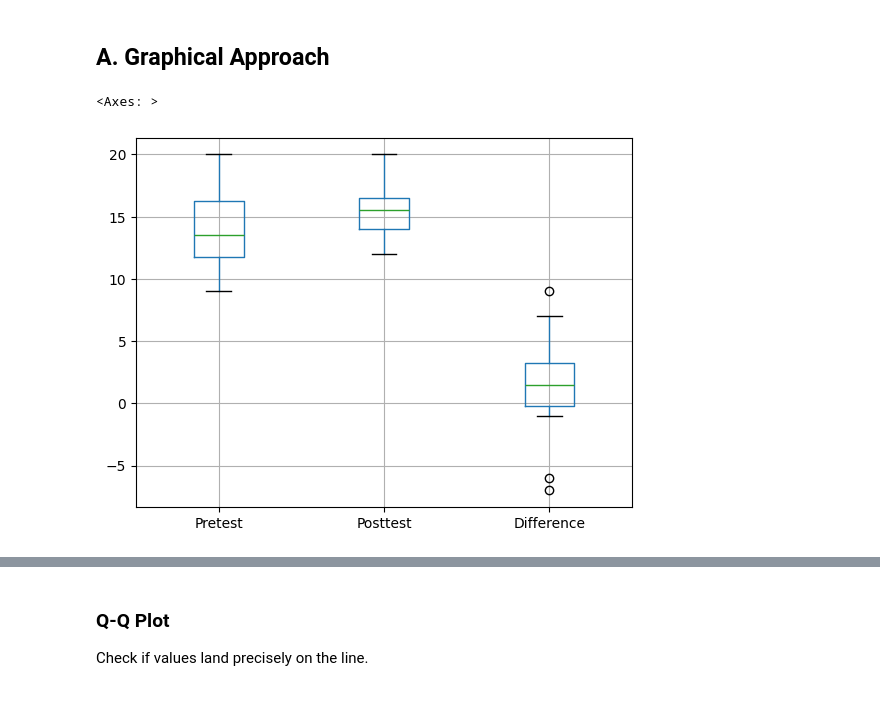
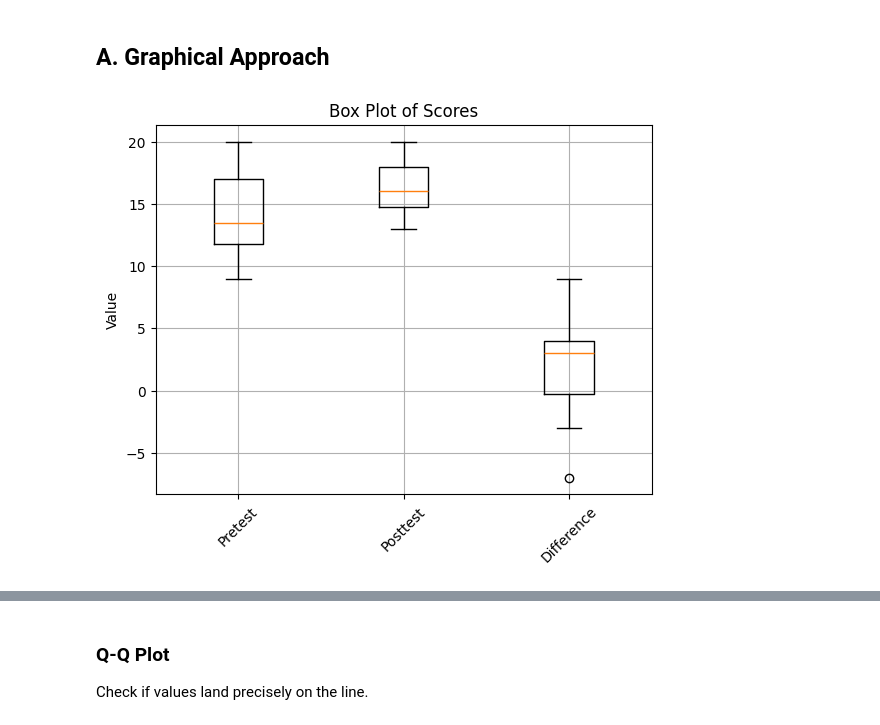
Before and after one commit to CharlesO55/CAPIET-Framework, a Jupyter notebook: Data Analysis.ipynb, the cells around one changed output, grey strips where cells are left out. Cells and saved outputs as stored; diff of their text form; code cells hidden in the pictures.

```diff
--- a/Data Analysis.ipynb
+++ b/Data Analysis.ipynb
@@ -58,9 +56,14 @@ df_Scores.describe()
 # Inspect Normality Distribution
 # %% [markdown]
 ## A. Graphical Approach
-# %%
-df_Scores.boxplot()
-# %% [output]
-<Axes: >
-[figure, removed]
+# %%
+plt.boxplot(df_Scores)
+plt.title("Box Plot of Scores")
+plt.xticks(ticks=np.arange(1,df_Scores.columns.size + 1), labels=df_Scores.columns, rotation=45)
+plt.ylabel("Value")
+plt.grid(True)
+plt.savefig('Graphs/Box Plot of Scores.png')
+plt.show()
+# %% [output]
+[figure, added]
 # %% [markdown]
```
Also changed, not shown: parts of 8 cells of this notebook, 6 other files.
